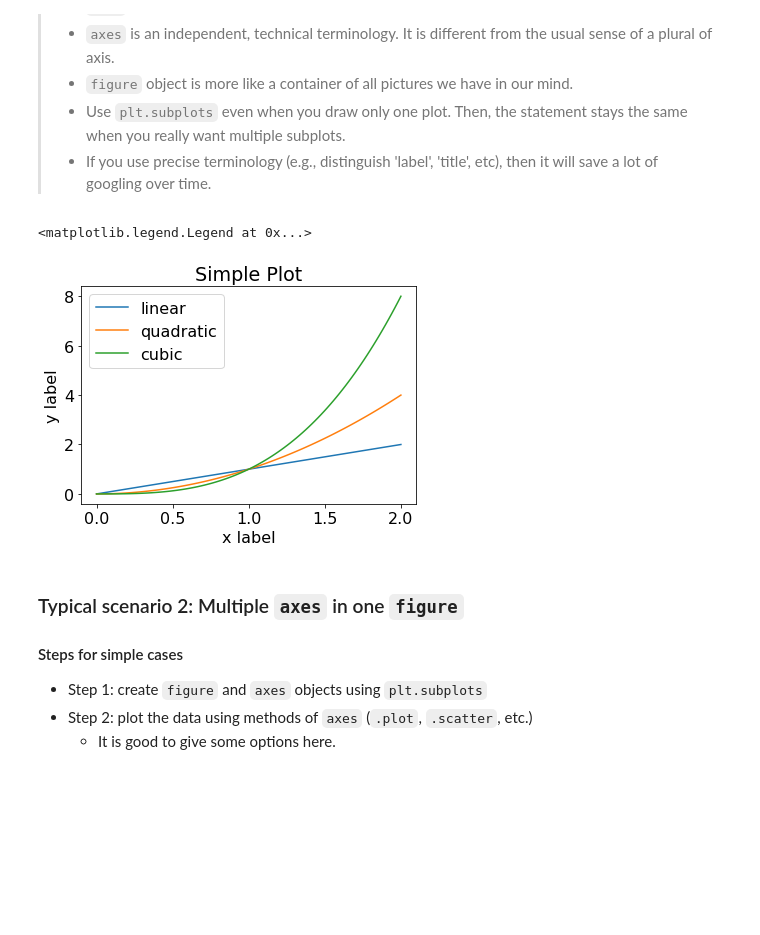
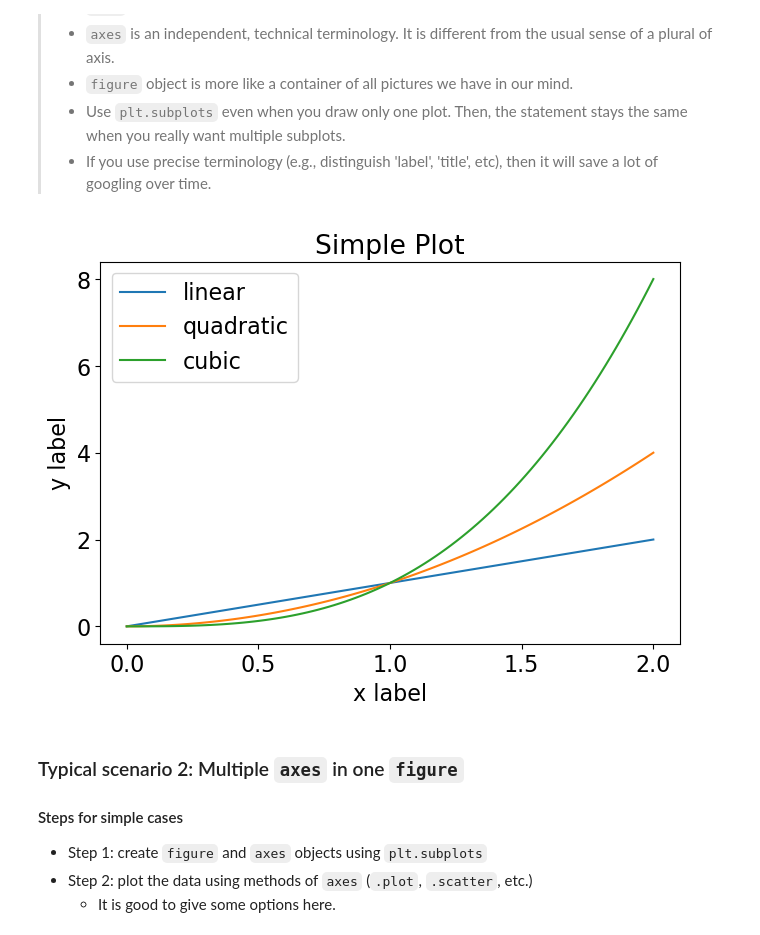
Before and after one commit to jhparkyb/NumAnalNotes_Pub, a Jupyter notebook: computations/matplotlib_minimum.ipynb, the cells around one changed output. Cells and saved outputs as stored; diff of their text form; code cells hidden in the pictures; blank space fills up the shorter version.

Commit message:
numpy, matplotlib updated after video lecture

```diff
--- a/computations/matplotlib_minimum.ipynb
+++ b/computations/matplotlib_minimum.ipynb
@@ -54,31 +54,31 @@ Following code block is borrowed from the Matplotlib documentation.
 # %%
 import numpy as np
 import matplotlib.pyplot as plt
 
 # This is really useful and frees us from managing font sizes of title, label, etc. for every single objects.
-# plt.rcParams.update({'font.size' : 16})
+plt.rcParams.update({'font.size' : 16})
 
 x = np.linspace(0, 2, 100)  # Sample data.
 
 # OO-style in effect
 
 # Constructs a `figure` and `axes` objects
 # `plt.subplots` returns a `figure` and a `axes` (or a list of `axes`s if multiple subplots are requested).
-fig, ax = plt.subplots()#layout='constrained')
+fig, ax = plt.subplots(layout='constrained')
 
 # Plots functions on the `axes` object
 ax.plot(x, x, label='linear')  # Plot some data on the axes.
 ax.plot(x, x**2, label='quadratic')  # Plot more data on the axes...
 ax.plot(x, x**3, label='cubic')  # ... and some more.
 
 # Fine tune details of the picture
 ax.set_xlabel('x label')  # Add an x-label to the axes.
 ax.set_ylabel('y label')  # Add a y-label to the axes.
 ax.set_title("Simple Plot")  # Add a title to the axes.
 ax.legend()  # Add a legend.
+plt.show()
 # %% [output]
-<matplotlib.legend.Legend at 0x...>
-[figure, old version]
+[figure, new version]
 # %% [markdown]
 ### Typical scenario 2: Multiple `axes` in one `figure`
 
```
Also changed, not shown: parts of 8 cells of this notebook, 4 other files.
